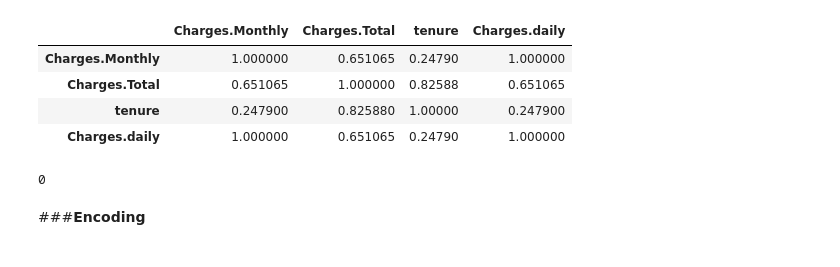
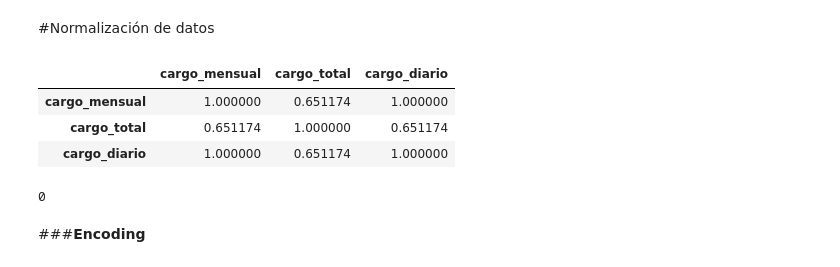
Before and after one commit to NicoPerotto/challenge2-data-science-LATAM-Parte-2, a Jupyter notebook: TelecomX_part2_LATAM.ipynb, the cells around one changed output. Saved outputs shown, nothing was run; the diff lists cells and outputs as text; code cells hidden in the pictures.

```diff
--- a/TelecomX_part2_LATAM.ipynb
+++ b/TelecomX_part2_LATAM.ipynb
@@ -16,4 +58,4 @@ from sklearn.inspection import permutation_importance
 # %%
-url = 'https://raw.githubusercontent.com/Condori-Carlos/Challenge_TelecomX_part2/refs/heads/main/Data/datos_tratados.csv'
-datos = pd.read_csv(url)
+url = 'https://raw.githubusercontent.com/NicoPerotto/challenge2-data-science-LATAM/refs/heads/main/dataFrame.csv'
+dataFrame = pd.read_csv(url)
 # %%
@@ -39,2 +70,0 @@ Index(['customerID', 'Churn', 'gender', 'SeniorCitizen', 'Partner',
-# %%
-datos = datos.drop(columns=['customerID'])
@@ -43,12 +170,13 @@ datos = datos.drop(columns=['customerID'])
+# %% [markdown]
+#Normalización de datos
 # %%
 # Verificar correlación entre posibles columnas redundantes
-datos[['Charges.Monthly', 'Charges.Total', 'tenure', 'Charges.daily']].corr()
+datos[['cargo_mensual', 'cargo_total', 'cargo_diario']].corr()
 # %% [output]
-|  | Charges.Monthly | Charges.Total | tenure | Charges.daily |
-| Charges.Monthly | 1.000000 | 0.651065 | 0.24790 | 1.000000 |
-| Charges.Total | 0.651065 | 1.000000 | 0.82588 | 0.651065 |
-| tenure | 0.247900 | 0.825880 | 1.00000 | 0.247900 |
-| Charges.daily | 1.000000 | 0.651065 | 0.24790 | 1.000000 |
+|  | cargo_mensual | cargo_total | cargo_diario |
+| cargo_mensual | 1.000000 | 0.651174 | 1.000000 |
+| cargo_total | 0.651174 | 1.000000 | 0.651174 |
+| cargo_diario | 1.000000 | 0.651174 | 1.000000 |
 # %%
 # Código para eliminar columna redundante
 datos = datos.drop(columns=['Charges.daily'])
```
Also changed, not shown: parts of 18 cells of this notebook.
